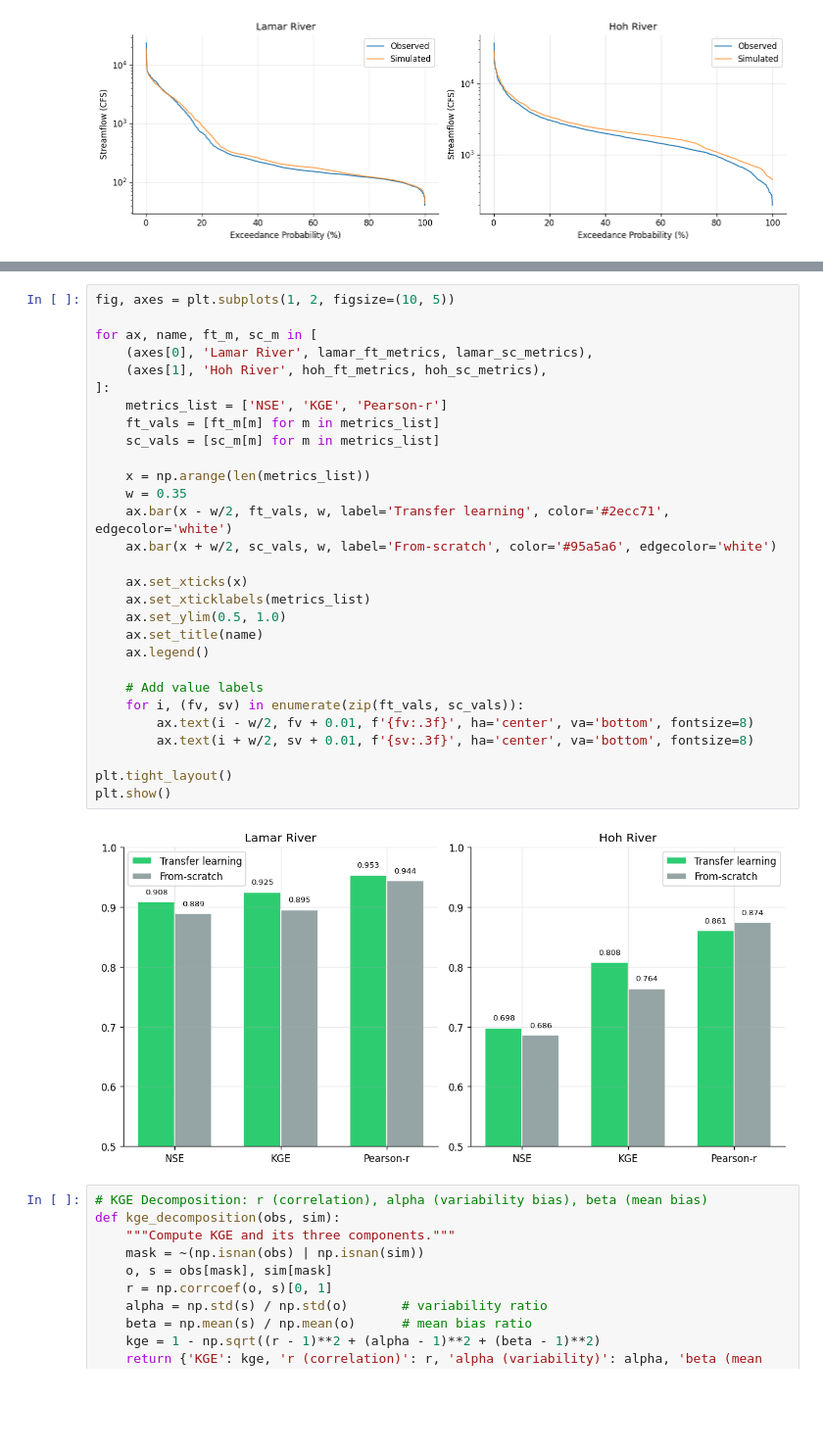
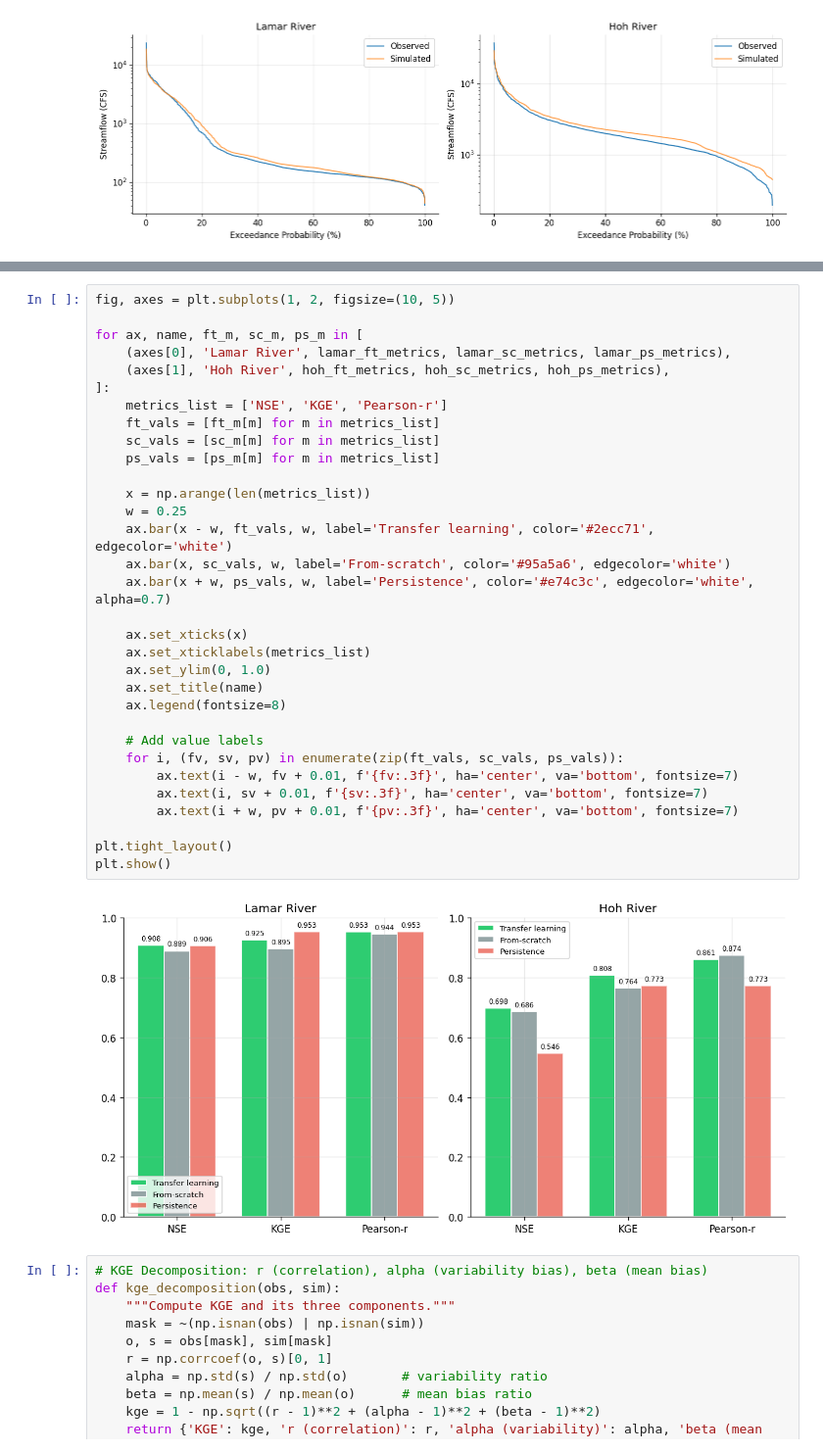
Before and after one commit to shuysman/streamflow-nn, a Jupyter notebook: transfer_learning/model_report.ipynb, the cells around one changed output, grey strips where cells are left out. Shown at 98% size. Saved outputs shown, nothing was run; the diff lists cells and outputs as text; blank space fills up the shorter version.

Commit message:
add persistence baseline

```diff
--- a/transfer_learning/model_report.ipynb
+++ b/transfer_learning/model_report.ipynb
@@ -361,34 +402,37 @@ Each from-scratch baseline is a separate single-basin CudaLSTM (hidden_size=32,
 # %%
 fig, axes = plt.subplots(1, 2, figsize=(10, 5))
 
-for ax, name, ft_m, sc_m in [
-    (axes[0], 'Lamar River', lamar_ft_metrics, lamar_sc_metrics),
-    (axes[1], 'Hoh River', hoh_ft_metrics, hoh_sc_metrics),
+for ax, name, ft_m, sc_m, ps_m in [
+    (axes[0], 'Lamar River', lamar_ft_metrics, lamar_sc_metrics, lamar_ps_metrics),
+    (axes[1], 'Hoh River', hoh_ft_metrics, hoh_sc_metrics, hoh_ps_metrics),
 ]:
     metrics_list = ['NSE', 'KGE', 'Pearson-r']
     ft_vals = [ft_m[m] for m in metrics_list]
     sc_vals = [sc_m[m] for m in metrics_list]
+    ps_vals = [ps_m[m] for m in metrics_list]
 
     x = np.arange(len(metrics_list))
-    w = 0.35
-    ax.bar(x - w/2, ft_vals, w, label='Transfer learning', color='#2ecc71', edgecolor='white')
-    ax.bar(x + w/2, sc_vals, w, label='From-scratch', color='#95a5a6', edgecolor='white')
+    w = 0.25
+    ax.bar(x - w, ft_vals, w, label='Transfer learning', color='#2ecc71', edgecolor='white')
+    ax.bar(x, sc_vals, w, label='From-scratch', color='#95a5a6', edgecolor='white')
+    ax.bar(x + w, ps_vals, w, label='Persistence', color='#e74c3c', edgecolor='white', alpha=0.7)
 
     ax.set_xticks(x)
     ax.set_xticklabels(metrics_list)
-    ax.set_ylim(0.5, 1.0)
+    ax.set_ylim(0, 1.0)
     ax.set_title(name)
-    ax.legend()
+    ax.legend(fontsize=8)
 
     # Add value labels
-    for i, (fv, sv) in enumerate(zip(ft_vals, sc_vals)):
-        ax.text(i - w/2, fv + 0.01, f'{fv:.3f}', ha='center', va='bottom', fontsize=8)
-        ax.text(i + w/2, sv + 0.01, f'{sv:.3f}', ha='center', va='bottom', fontsize=8)
+    for i, (fv, sv, pv) in enumerate(zip(ft_vals, sc_vals, ps_vals)):
+        ax.text(i - w, fv + 0.01, f'{fv:.3f}', ha='center', va='bottom', fontsize=7)
+        ax.text(i, sv + 0.01, f'{sv:.3f}', ha='center', va='bottom', fontsize=7)
+        ax.text(i + w, pv + 0.01, f'{pv:.3f}', ha='center', va='bottom', fontsize=7)
 
 plt.tight_layout()
 plt.show()
 # %% [output]
-[figure, old version]
+[figure, new version]
 # %%
 # KGE Decomposition: r (correlation), alpha (variability bias), beta (mean bias)
 def kge_decomposition(obs, sim):
```
Also changed, not shown: parts of 9 cells of this notebook.
